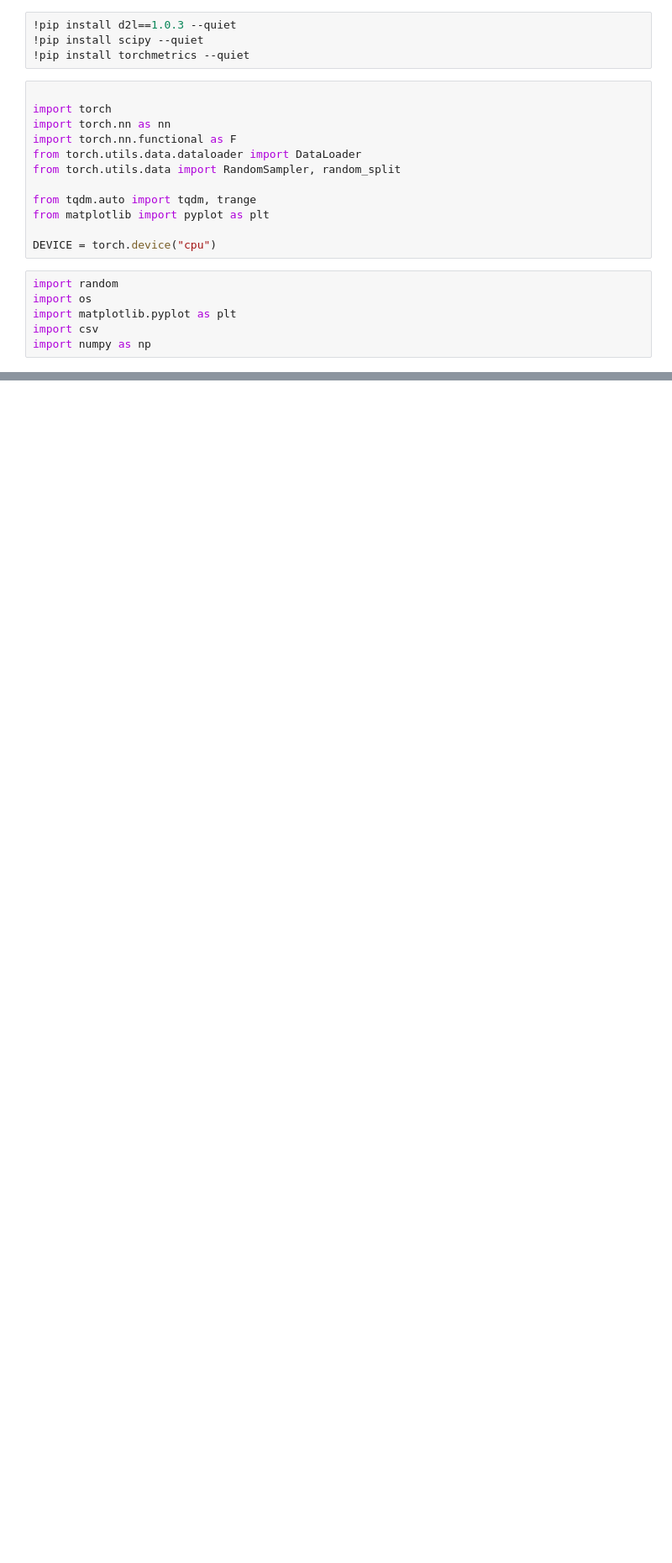
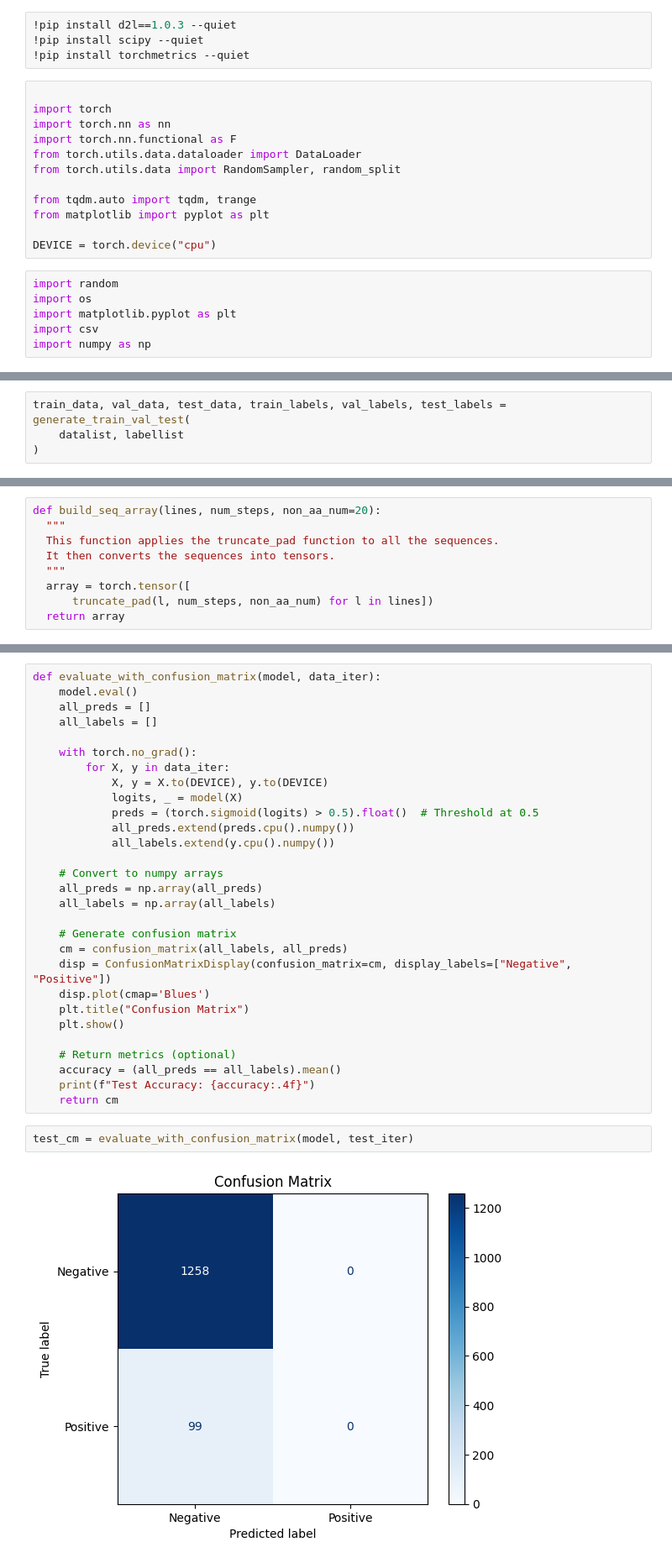
Before and after one commit to anushahulbatte/deeplearning, a Jupyter notebook: Testing_with_GO_annotations.ipynb, the cells around one changed output, grey strips where cells are left out. Shown at 84% size. Saved outputs shown, nothing was run; the diff lists cells and outputs as text; blank space fills up the shorter version.

Commit message:
Tried the model on mitochondria GO annotations and signal transduction, however there are issues with the model and what is it learning

```diff
--- a/Testing_with_GO_annotations.ipynb
+++ b/Testing_with_GO_annotations.ipynb
@@ -38,0 +107,4 @@ os.chdir("grs34806-deep-learning-project-data")
+# %%
+train_data, val_data, test_data, train_labels, val_labels, test_labels = generate_train_val_test(
+    datalist, labellist
+)
@@ -38,0 +137,9 @@ os.chdir("grs34806-deep-learning-project-data")
+# %%
+def build_seq_array(lines, num_steps, non_aa_num=20):
+  """
+  This function applies the truncate_pad function to all the sequences.
+  It then converts the sequences into tensors.
+  """
+  array = torch.tensor([
+      truncate_pad(l, num_steps, non_aa_num) for l in lines])
+  return array
@@ -38,0 +812,33 @@ os.chdir("grs34806-deep-learning-project-data")
+# %%
+def evaluate_with_confusion_matrix(model, data_iter):
+    model.eval()
+    all_preds = []
+    all_labels = []
+
+    with torch.no_grad():
+        for X, y in data_iter:
+            X, y = X.to(DEVICE), y.to(DEVICE)
+            logits, _ = model(X)
+            preds = (torch.sigmoid(logits) > 0.5).float()  # Threshold at 0.5
+            all_preds.extend(preds.cpu().numpy())
+            all_labels.extend(y.cpu().numpy())
+
+    # Convert to numpy arrays
+    all_preds = np.array(all_preds)
+    all_labels = np.array(all_labels)
+
+    # Generate confusion matrix
+    cm = confusion_matrix(all_labels, all_preds)
+    disp = ConfusionMatrixDisplay(confusion_matrix=cm, display_labels=["Negative", "Positive"])
+    disp.plot(cmap='Blues')
+    plt.title("Confusion Matrix")
+    plt.show()
+
+    # Return metrics (optional)
+    accuracy = (all_preds == all_labels).mean()
+    print(f"Test Accuracy: {accuracy:.4f}")
+    return cm
+# %%
+test_cm = evaluate_with_confusion_matrix(model, test_iter)
+# %% [output]
+[figure, added]
```
Also changed, not shown: parts of 25 cells of this notebook.
